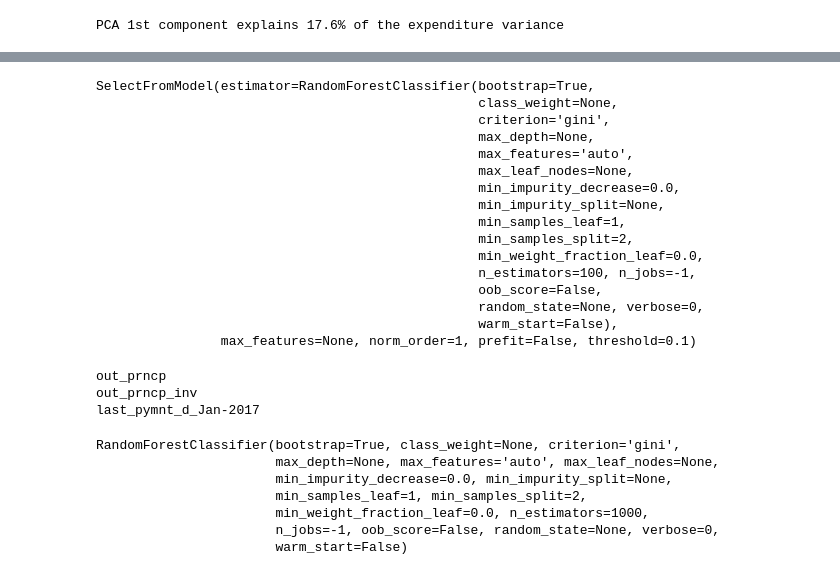
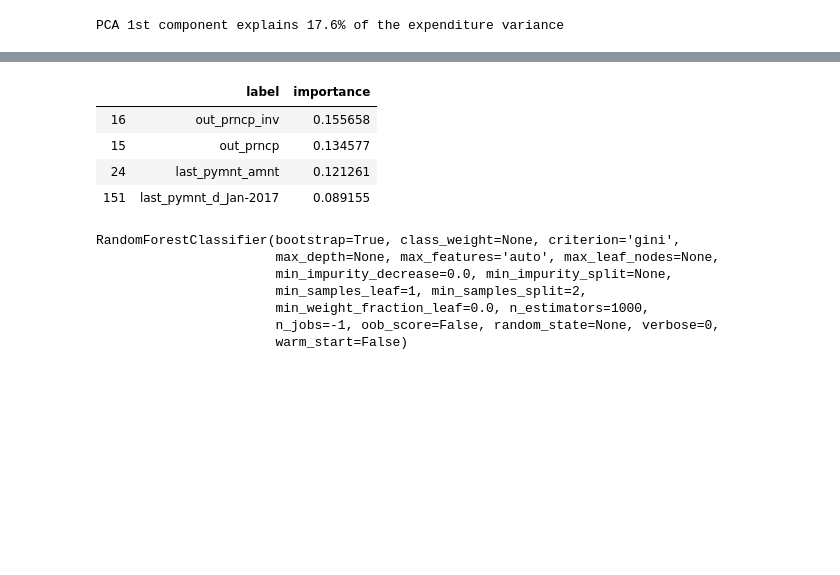
Before and after one commit to WAzaizeh/Main_Course, a Jupyter notebook: Random_Forest_Models/random_forest_guided_example.ipynb, the cells around one changed output, grey strips where cells are left out. Saved outputs shown, nothing was run; the diff lists cells and outputs as text; code cells hidden in the pictures; blank space fills up the shorter version.

```diff
--- a/Random_Forest_Models/random_forest_guided_example.ipynb
+++ b/Random_Forest_Models/random_forest_guided_example.ipynb
@@ -262,35 +265,13 @@ feature_importance.sort_values('importance', ascending=False).head()
-# %%
-# Create a selector object that will use the random forest classifier to identify
-# features that have an importance of more than 0.10
-sfm = SelectFromModel(clf, threshold=0.10)
-
-# Train the selector
-sfm.fit(X_train, y_train)
-# %% [output]
-SelectFromModel(estimator=RandomForestClassifier(bootstrap=True,
-                                                 class_weight=None,
-                                                 criterion='gini',
-                                                 max_depth=None,
-                                                 max_features='auto',
-                                                 max_leaf_nodes=None,
-                                                 min_impurity_decrease=0.0,
-                                                 min_impurity_split=None,
-                                                 min_samples_leaf=1,
-                                                 min_samples_split=2,
-                                                 min_weight_fraction_leaf=0.0,
-                                                 n_estimators=100, n_jobs=-1,
-                                                 oob_score=False,
-                                                 random_state=None, verbose=0,
-                                                 warm_start=False),
-                max_features=None, norm_order=1, prefit=False, threshold=0.1)
-# %%
-# Print the names of the most important features
-for feature_list_index in sfm.get_support(indices=True):
-    print(feat_labels[feature_list_index])
-# %% [output]
-out_prncp
-out_prncp_inv
-last_pymnt_d_Jan-2017
+# %%
+# Select features top features that add up to almost 50% importance
+important_feature = feature_importance.loc[feature_importance.cumsum()['importance'] < .51, :]
+important_feature
+# %% [output]
+|  | label | importance |
+| 16 | out_prncp_inv | 0.155658 |
+| 15 | out_prncp | 0.134577 |
+| 24 | last_pymnt_amnt | 0.121261 |
+| 151 | last_pymnt_d_Jan-2017 | 0.089155 |
 # %%
 # Transform the data to create a new dataset containing only the most important features
 # Note: We have to apply the transform to both the training X and test X data.
```
Also changed, not shown: parts of 16 cells of this notebook.
